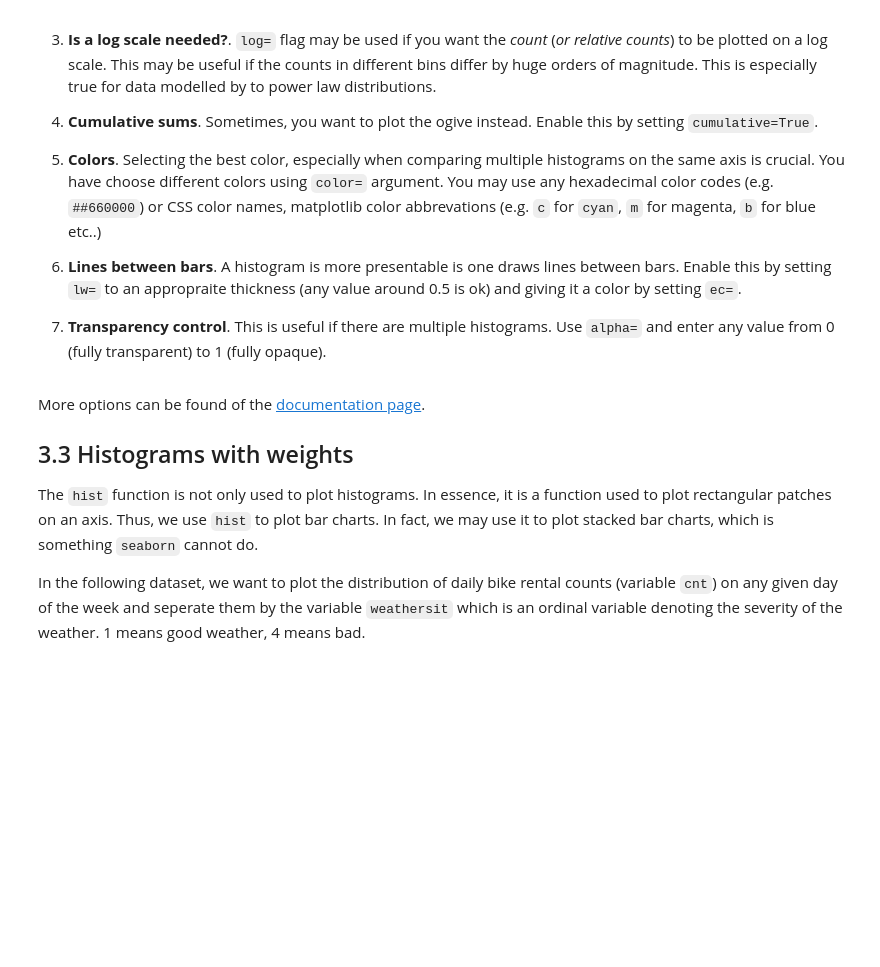
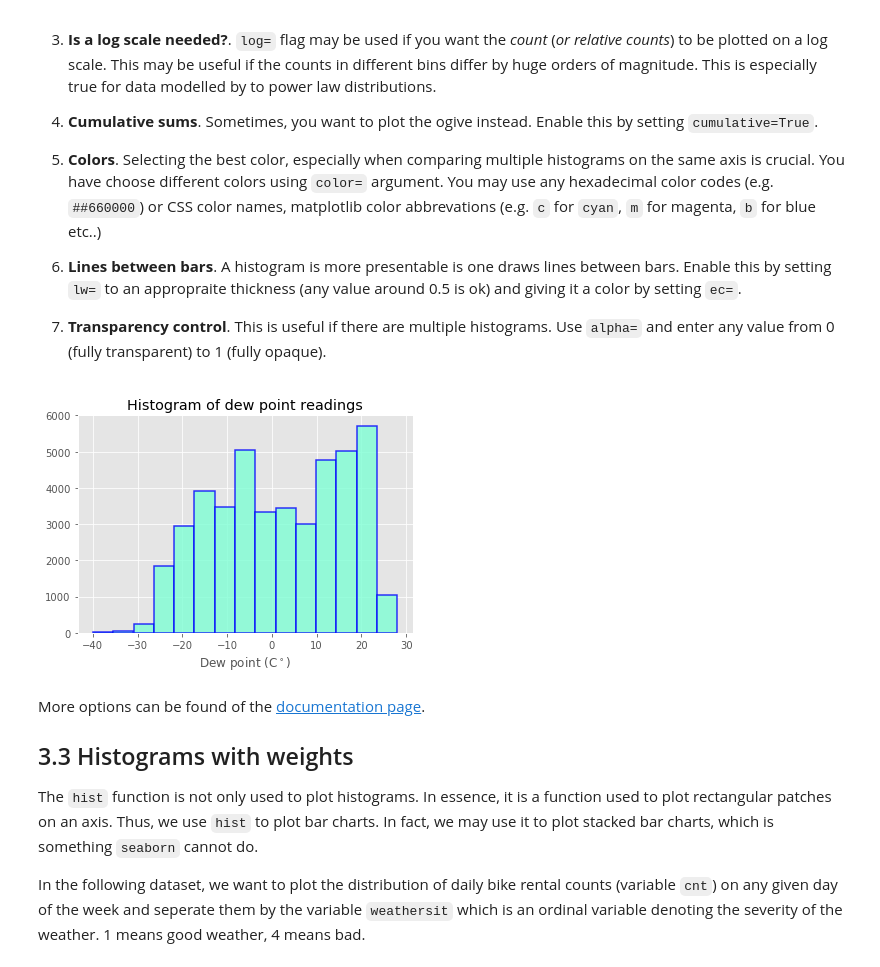
Before and after one commit to uliang/First-steps-with-the-Python-language, a Jupyter notebook: Unit3_2.ipynb, the cells around one changed output. Saved outputs shown, nothing was run; the diff lists cells and outputs as text; code cells hidden in the pictures; blank space fills up the shorter version.

```diff
--- a/Unit3_2.ipynb
+++ b/Unit3_2.ipynb
@@ -107,25 +96,24 @@ The chart above can be customized to our liking by passing keyword arguments to
 
 3. **Transparency control**. This is useful if there are multiple histograms. Use `alpha=` and enter any value from 0 (fully transparent) to 1 (fully opaque).
 # %%
-from matplotlib.style import use
-
-use('ggplot')
 fig = plt.figure()
 ax = fig.add_subplot(111)
 
 ax.set_title("Histogram of dew point readings")
 ax.set_xlabel("Dew point (C$^\circ$)")
 # Remove comments from each option to see its effect or write one of your own.
 ax.hist(PRSA.DEWP,
-#        bins=15,
+        bins=15,
 #        normed=True,
 #        log=False,
 #        cumulative=False,
-#        color="aquamarine",
-#        lw=1.5,
-#        ec='b',
-#        alpha=0.5
+        color="aquamarine",
+        lw=1.5,
+        ec='b',
+        alpha=0.8
        );
+# %% [output]
+[figure, added]
 # %% [markdown]
 More options can be found of the [documentation page][1].
 
```
Also changed, not shown: parts of 25 cells of this notebook, 1 other file.
